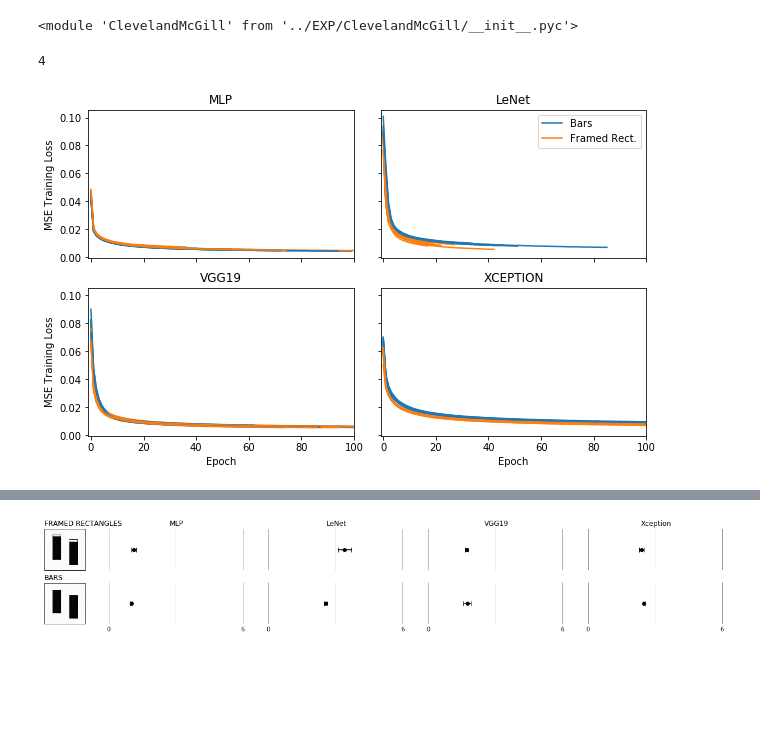
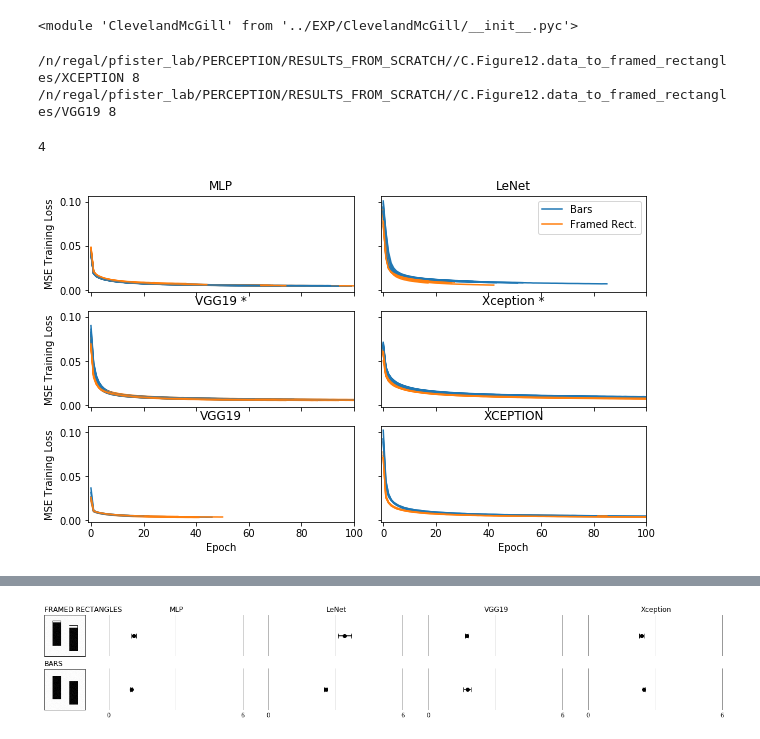
Before and after one commit to Rhoana/perception, a Jupyter notebook: IPY/Figure12_Analysis_BETTER_GFX.ipynb, the cells around one changed output, grey strips where cells are left out. Drawn from its saved outputs; the diff is of its cells as text; code cells hidden in the pictures; blank space fills up the shorter version.

```diff
--- a/IPY/Figure12_Analysis_BETTER_GFX.ipynb
+++ b/IPY/Figure12_Analysis_BETTER_GFX.ipynb
@@ -19,6 +19,7 @@ reload(C)
 <module 'ClevelandMcGill' from '../EXP/ClevelandMcGill/__init__.pyc'>
 # %%
 RESULTS_DIR = '/n/regal/pfister_lab/PERCEPTION/RESULTS/'
+RESULTS_DIR2 = '/n/regal/pfister_lab/PERCEPTION/RESULTS_FROM_SCRATCH/'
 # %%
 for subdir, _, _ in os.walk(RESULTS_DIR+'/C.Figure12.data_to_bars'):
 #     print subdir
@@ -31,6 +32,21 @@ for subdir, _, _ in os.walk(RESULTS_DIR+'/C.Figure12.data_to_bars'):
 #         experiment = subdir.split('/')[-3]
 
 #         print 'sbatch', experiment + '_' + dataset + '_' + classifier +'_True.sbatch'
+# %%
+for subdir, _, _ in os.walk(RESULTS_DIR2+'/C.Figure12.data_to_framed_rectangles'):
+#     print subdir
+    if len(subdir.split('/')) == 9:
+      if len(os.listdir(subdir)) != 24:
+        print subdir, len(os.listdir(subdir))
+
+#         classifier = subdir.split('/')[-1]
+#         dataset = subdir.split('/')[-2]
+#         experiment = subdir.split('/')[-3]
+
+#         print 'sbatch', experiment + '_' + dataset + '_' + classifier +'_True.sbatch'
+# %% [output]
+/n/regal/pfister_lab/PERCEPTION/RESULTS_FROM_SCRATCH//C.Figure12.data_to_framed_rectangles/XCEPTION 8
+/n/regal/pfister_lab/PERCEPTION/RESULTS_FROM_SCRATCH//C.Figure12.data_to_framed_rectangles/VGG19 8
 # %%
 experiment = 'C.Figure12.data_to_bars'
 e_dir = os.path.join(RESULTS_DIR, experiment)
@@ -93,12 +149,12 @@ for i,c in enumerate(classifiers):
 from matplotlib import gridspec
 
 
-classifiers = ['MLP', 'LeNet', 'VGG19', 'XCEPTION']
+classifiers = ['MLP', 'LeNet', 'VGG19 *', 'Xception *', 'VGG19', 'XCEPTION']
 
 fig = plt.figure(figsize=(10,6), facecolor='white')
-gs = gridspec.GridSpec(2, 2, width_ratios=[1,1], hspace=.2, wspace=.1)
+gs = gridspec.GridSpec(3, 2, width_ratios=[1,1], hspace=.2, wspace=.1)
 
-axes = [None]*4
+axes = [None]*6
 
 for i, c in enumerate(classifiers):
 
@@ -106,45 +162,53 @@ for i, c in enumerate(classifiers):
         axes[i] = fig.add_subplot(gs[i])#, sharey=axes[0])
         plt.setp(axes[0].get_xticklabels(), visible=False)
         plt.ylabel('MSE Training Loss')
-    elif i == 1:
+    elif i == 1 or i==3:
         axes[i] = fig.add_subplot(gs[i], sharey=axes[0])
-        plt.setp(axes[1].get_yticklabels(), visible=False)
-        plt.setp(axes[1].get_xticklabels(), visible=False)
+        plt.setp(axes[i].get_yticklabels(), visible=False)
+        plt.setp(axes[i].get_xticklabels(), visible=False)
 
 #         plt.ylabel(False)
-    elif i == 2:
+    elif i == 2 or i == 4:
+
         axes[i] = fig.add_subplot(gs[i], sharey=axes[0], sharex=axes[0])
+
+
+        if i == 2:
+            plt.setp(axes[i].get_xticklabels(), visible=False)
+
+
         plt.ylabel('MSE Training Loss')
-        plt.xlabel('Epoch')
-    elif i == 3:
+        if i!=2:
+            plt.xlabel('Epoch')
+    elif i == 5:
         axes[i] = fig.add_subplot(gs[i], sharey=axes[2])
-        plt.setp(axes[3].get_yticklabels(), visible=False)
+        plt.setp(axes[5].get_yticklabels(), visible=False)
         plt.xlabel('Epoch')
 
-    for sample in range(len(bar_stats[0][0])):
+    for sample in range(len(bar_stats[i][0])):
 
         # grab sample from both
         bar_loss = bar_stats[i][0][sample]['loss']
         rect_loss = rect_stats[i][0][sample]['loss']
         if sample == 0:
             # only label the first
             plot(bar_loss, label='Bars', color='C0')
             plot(rect_loss, label='Framed Rect.', color='C1')
         else:
             # but use the same colors for all
             plot(bar_loss, color='C0')
             plot(rect_loss, color='C1')
 
     plt.xlim(-1,100)
     plt.title(c)
 
 
     if i == 1:
         plt.legend()
 
 plt.savefig('../PAPER/gfx/figure12_training_loss.pdf', bbox_inches='tight', pad_inches=0)
 # %% [output]
-[figure, old version]
+[figure, new version]
 # %%
 from matplotlib import gridspec
 
```
Also changed, not shown: parts of 4 cells of this notebook, 6 other files.
